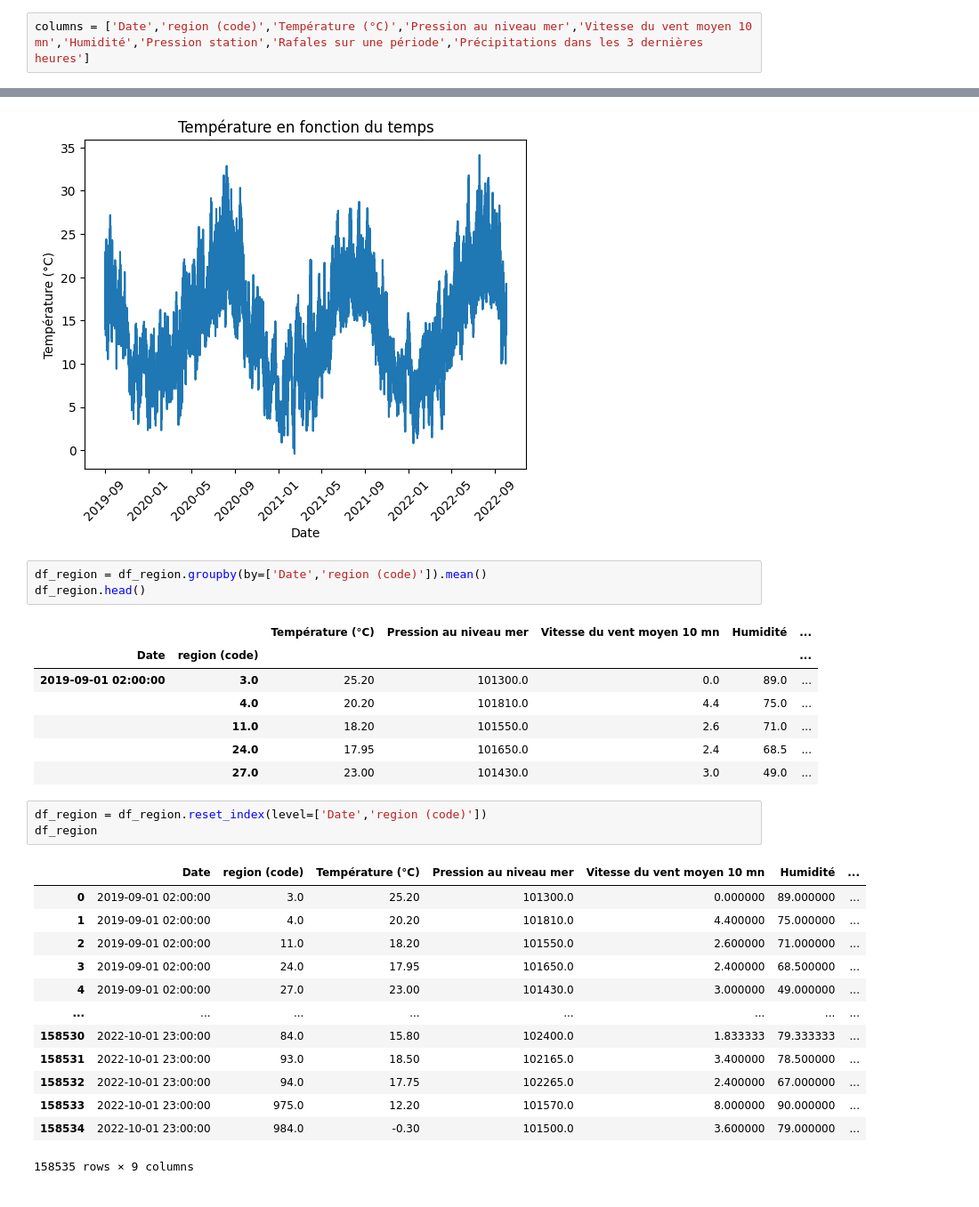
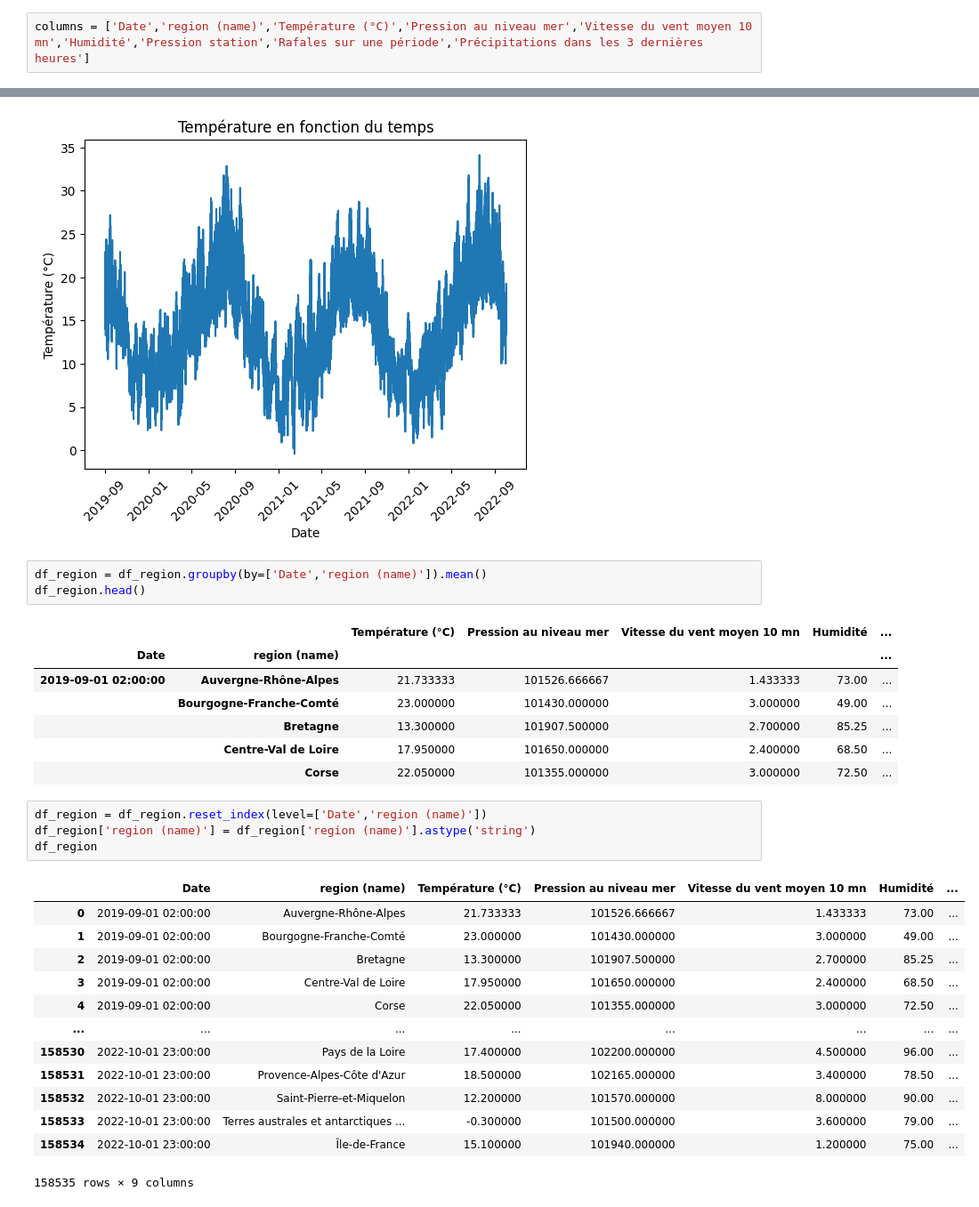
Before and after one commit to JAndretti/Projet-Time-Series-E5, a Jupyter notebook: main.ipynb, the cells around one changed output, grey strips where cells are left out. Shown at 89% size. Cells and saved outputs as stored; diff of their text form.

```diff
--- a/main.ipynb
+++ b/main.ipynb
@@ -34,7 +35,7 @@ for i in range(df.shape[0]):
 # %%
 df['Date']=pd.to_datetime(df['Date'])
 # %%
-columns = ['Date','region (code)','Température (°C)','Pression au niveau mer','Vitesse du vent moyen 10 mn','Humidité','Pression station','Rafales sur une période','Précipitations dans les 3 dernières heures']
+columns = ['Date','region (name)','Température (°C)','Pression au niveau mer','Vitesse du vent moyen 10 mn','Humidité','Pression station','Rafales sur une période','Précipitations dans les 3 dernières heures']
 # %%
 df_Date= df[columns]
 df_Date.head()
@@ -89,31 +90,32 @@ plt.show()
 # %% [output]
 [figure]
 # %%
-df_region = df_region.groupby(by=['Date','region (code)']).mean()
+df_region = df_region.groupby(by=['Date','region (name)']).mean()
 df_region.head()
 # %% [output]
 |  |  | Température (°C) | Pression au niveau mer | Vitesse du vent moyen 10 mn | Humidité | ... |
-| Date | region (code) |  |  |  |  | ... |
-| 2019-09-01 02:00:00 | 3.0 | 25.20 | 101300.0 | 0.0 | 89.0 | ... |
-|  | 4.0 | 20.20 | 101810.0 | 4.4 | 75.0 | ... |
-|  | 11.0 | 18.20 | 101550.0 | 2.6 | 71.0 | ... |
-|  | 24.0 | 17.95 | 101650.0 | 2.4 | 68.5 | ... |
-|  | 27.0 | 23.00 | 101430.0 | 3.0 | 49.0 | ... |
+| Date | region (name) |  |  |  |  | ... |
+| 2019-09-01 02:00:00 | Auvergne-Rhône-Alpes | 21.733333 | 101526.666667 | 1.433333 | 73.00 | ... |
+|  | Bourgogne-Franche-Comté | 23.000000 | 101430.000000 | 3.000000 | 49.00 | ... |
+|  | Bretagne | 13.300000 | 101907.500000 | 2.700000 | 85.25 | ... |
+|  | Centre-Val de Loire | 17.950000 | 101650.000000 | 2.400000 | 68.50 | ... |
+|  | Corse | 22.050000 | 101355.000000 | 3.000000 | 72.50 | ... |
 # %%
-df_region = df_region.reset_index(level=['Date','region (code)'])
+df_region = df_region.reset_index(level=['Date','region (name)'])
+df_region['region (name)'] = df_region['region (name)'].astype('string')
 df_region
 # %% [output]
-|  | Date | region (code) | Température (°C) | Pression au niveau mer | Vitesse du vent moyen 10 mn | Humidité | ... |
-| 0 | 2019-09-01 02:00:00 | 3.0 | 25.20 | 101300.0 | 0.000000 | 89.000000 | ... |
-| 1 | 2019-09-01 02:00:00 | 4.0 | 20.20 | 101810.0 | 4.400000 | 75.000000 | ... |
-| 2 | 2019-09-01 02:00:00 | 11.0 | 18.20 | 101550.0 | 2.600000 | 71.000000 | ... |
-| 3 | 2019-09-01 02:00:00 | 24.0 | 17.95 | 101650.0 | 2.400000 | 68.500000 | ... |
-| 4 | 2019-09-01 02:00:00 | 27.0 | 23.00 | 101430.0 | 3.000000 | 49.000000 | ... |
+|  | Date | region (name) | Température (°C) | Pression au niveau mer | Vitesse du vent moyen 10 mn | Humidité | ... |
+| 0 | 2019-09-01 02:00:00 | Auvergne-Rhône-Alpes | 21.733333 | 101526.666667 | 1.433333 | 73.00 | ... |
+| 1 | 2019-09-01 02:00:00 | Bourgogne-Franche-Comté | 23.000000 | 101430.000000 | 3.000000 | 49.00 | ... |
+| 2 | 2019-09-01 02:00:00 | Bretagne | 13.300000 | 101907.500000 | 2.700000 | 85.25 | ... |
+| 3 | 2019-09-01 02:00:00 | Centre-Val de Loire | 17.950000 | 101650.000000 | 2.400000 | 68.50 | ... |
+| 4 | 2019-09-01 02:00:00 | Corse | 22.050000 | 101355.000000 | 3.000000 | 72.50 | ... |
 | ... | ... | ... | ... | ... | ... | ... | ... |
-| 158530 | 2022-10-01 23:00:00 | 84.0 | 15.80 | 102400.0 | 1.833333 | 79.333333 | ... |
-| 158531 | 2022-10-01 23:00:00 | 93.0 | 18.50 | 102165.0 | 3.400000 | 78.500000 | ... |
-| 158532 | 2022-10-01 23:00:00 | 94.0 | 17.75 | 102265.0 | 2.400000 | 67.000000 | ... |
-| 158533 | 2022-10-01 23:00:00 | 975.0 | 12.20 | 101570.0 | 8.000000 | 90.000000 | ... |
-| 158534 | 2022-10-01 23:00:00 | 984.0 | -0.30 | 101500.0 | 3.600000 | 79.000000 | ... |
+| 158530 | 2022-10-01 23:00:00 | Pays de la Loire | 17.400000 | 102200.000000 | 4.500000 | 96.00 | ... |
+| 158531 | 2022-10-01 23:00:00 | Provence-Alpes-Côte d'Azur | 18.500000 | 102165.000000 | 3.400000 | 78.50 | ... |
+| 158532 | 2022-10-01 23:00:00 | Saint-Pierre-et-Miquelon | 12.200000 | 101570.000000 | 8.000000 | 90.00 | ... |
+| 158533 | 2022-10-01 23:00:00 | Terres australes et antarctiques ... | -0.300000 | 101500.000000 | 3.600000 | 79.00 | ... |
+| 158534 | 2022-10-01 23:00:00 | Île-de-France | 15.100000 | 101940.000000 | 1.200000 | 75.00 | ... |
 158535 rows × 9 columns
 # %%
```
Also changed, not shown: parts of 11 cells of this notebook.
